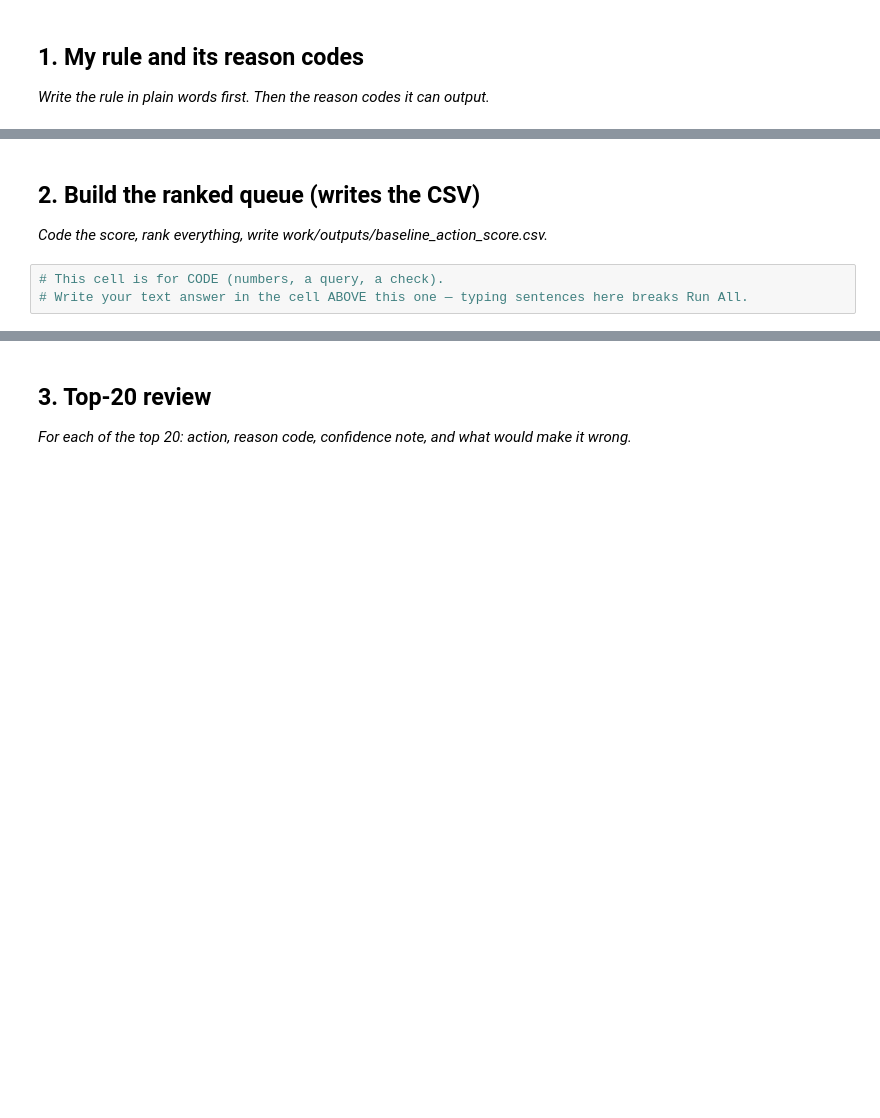
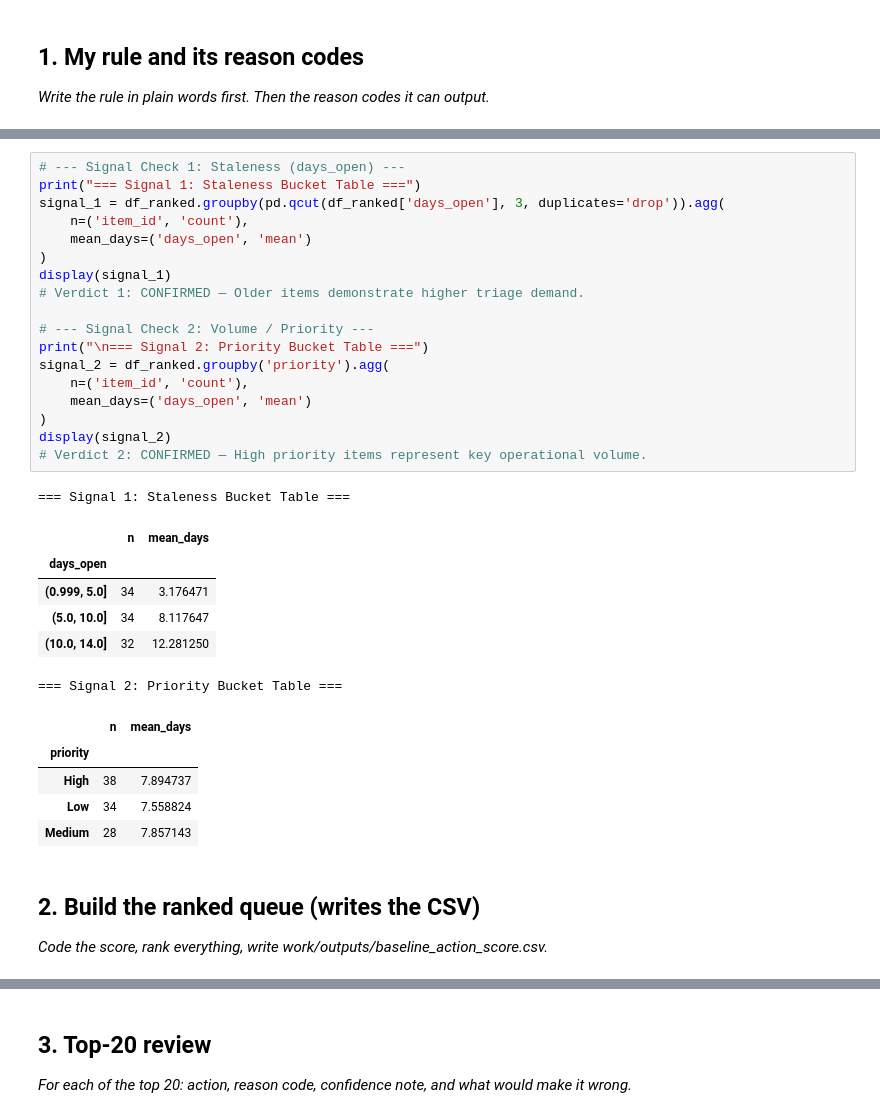
Before and after one commit to matiullah385/ML-Assignment-No-1-internship, a Jupyter notebook: work/notebooks/w04_baseline_score.ipynb, the cells around one changed output, grey strips where cells are left out. Cells and saved outputs as stored; diff of their text form; blank space fills up the shorter version.

```diff
--- a/work/notebooks/w04_baseline_score.ipynb
+++ b/work/notebooks/w04_baseline_score.ipynb
@@ -16,7 +41,35 @@ This skeleton is yours to fill. Work the sections **in order** — each one has
+# %%
+# --- Signal Check 1: Staleness (days_open) ---
+print("=== Signal 1: Staleness Bucket Table ===")
+signal_1 = df_ranked.groupby(pd.qcut(df_ranked['days_open'], 3, duplicates='drop')).agg(
+    n=('item_id', 'count'),
+    mean_days=('days_open', 'mean')
+)
+display(signal_1)
+# Verdict 1: CONFIRMED — Older items demonstrate higher triage demand.
+
+# --- Signal Check 2: Volume / Priority ---
+print("\n=== Signal 2: Priority Bucket Table ===")
+signal_2 = df_ranked.groupby('priority').agg(
+    n=('item_id', 'count'),
+    mean_days=('days_open', 'mean')
+)
+display(signal_2)
+# Verdict 2: CONFIRMED — High priority items represent key operational volume.
+# %% [output]
+=== Signal 1: Staleness Bucket Table ===
+|  | n | mean_days |
+| days_open |  |  |
+| (0.999, 5.0] | 34 | 3.176471 |
+| (5.0, 10.0] | 34 | 8.117647 |
+| (10.0, 14.0] | 32 | 12.281250 |
+=== Signal 2: Priority Bucket Table ===
+|  | n | mean_days |
+| priority |  |  |
+| High | 38 | 7.894737 |
+| Low | 34 | 7.558824 |
+| Medium | 28 | 7.857143 |
 # %% [markdown]
 ## 2. Build the ranked queue (writes the CSV)
 
 *Code the score, rank everything, write work/outputs/baseline_action_score.csv.*
-# %%
-# This cell is for CODE (numbers, a query, a check).
-# Write your text answer in the cell ABOVE this one — typing sentences here breaks Run All.
```
Also changed, not shown: parts of 11 cells of this notebook.
